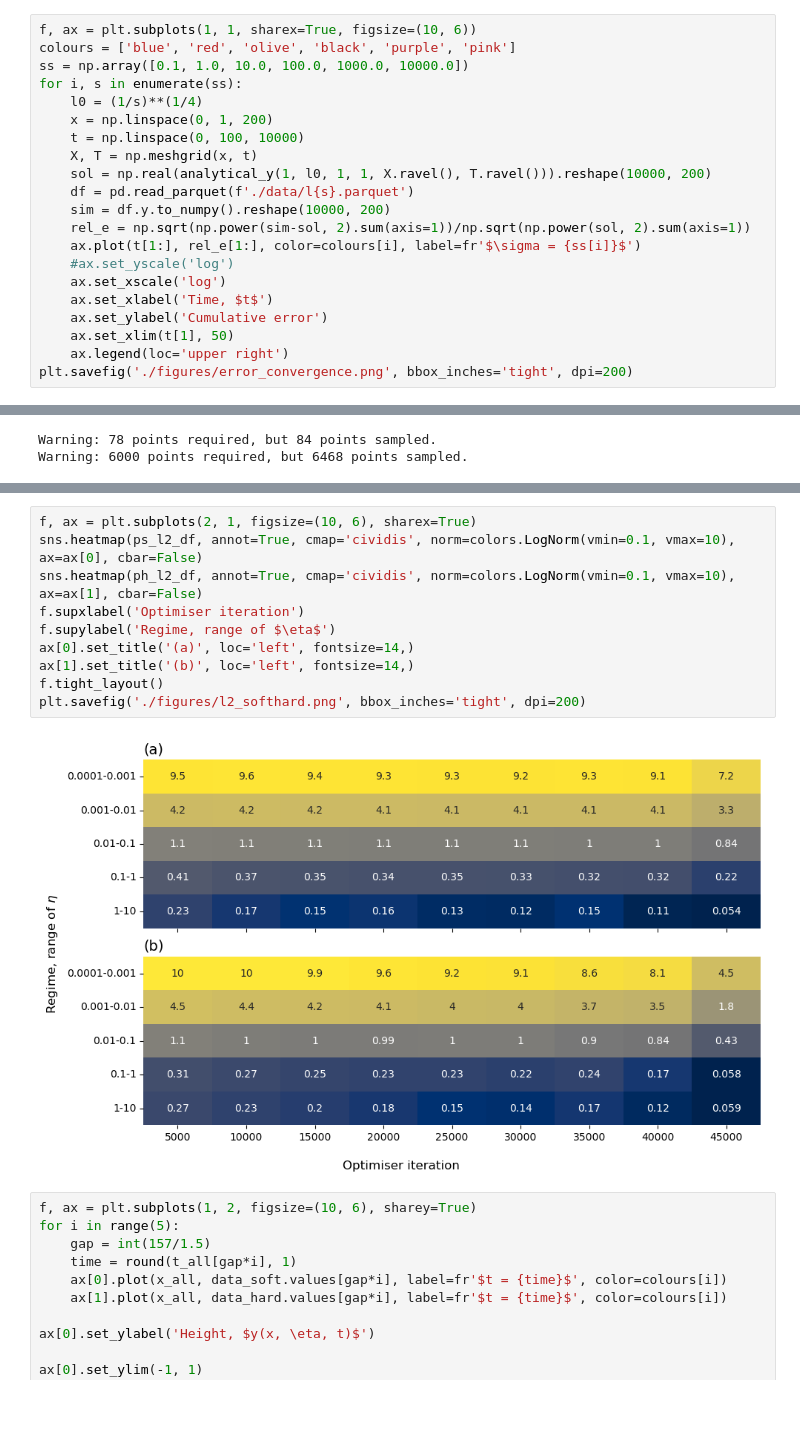
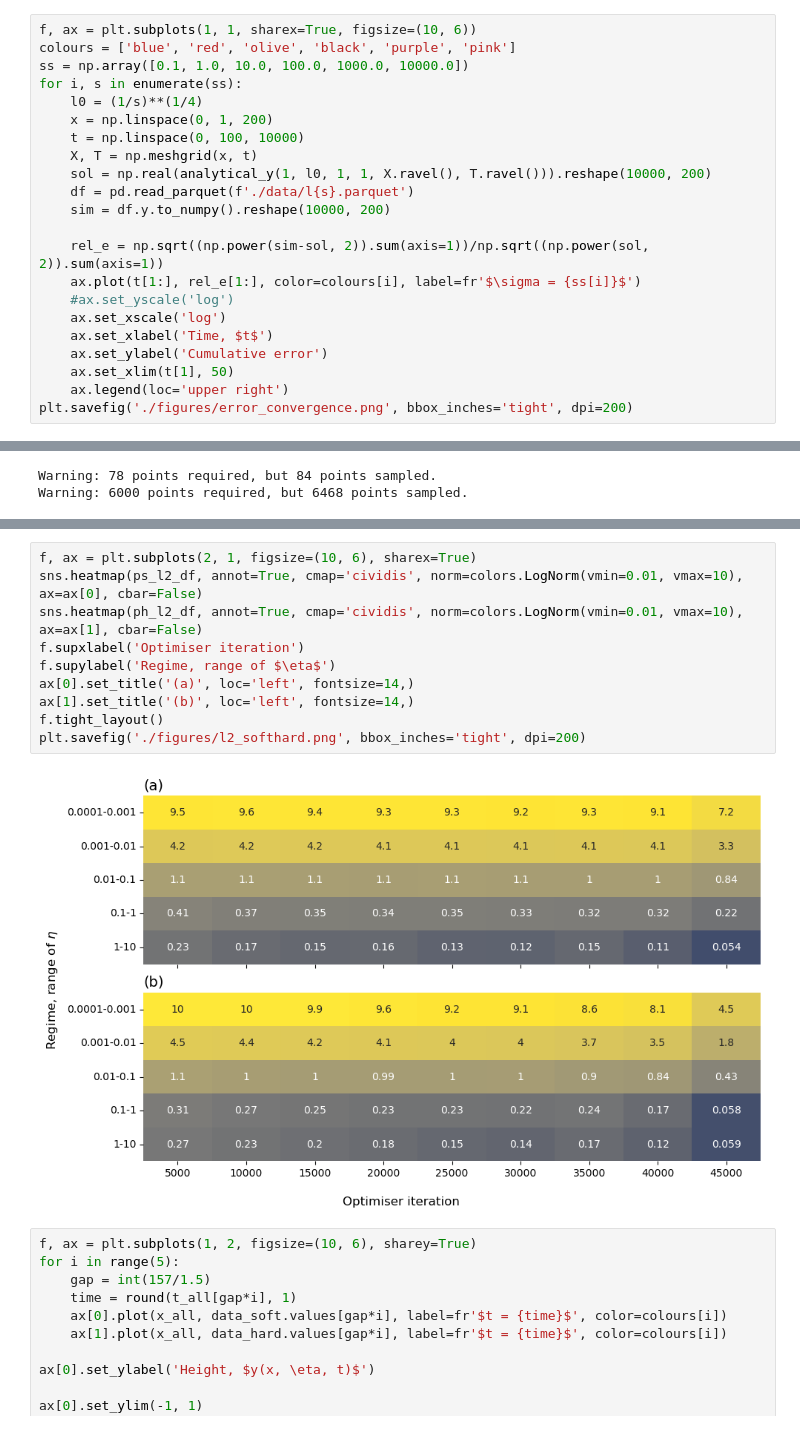
Before and after one commit to xietao-wanglin/elastic-filaments, a Jupyter notebook: figures.ipynb, the cells around one changed output, grey strips where cells are left out. Drawn from its saved outputs; the diff is of its cells as text.

```diff
--- a/figures.ipynb
+++ b/figures.ipynb
@@ -109,7 +109,8 @@ for i, s in enumerate(ss):
     sol = np.real(analytical_y(1, l0, 1, 1, X.ravel(), T.ravel())).reshape(10000, 200)
     df = pd.read_parquet(f'./data/l{s}.parquet')
     sim = df.y.to_numpy().reshape(10000, 200)
-    rel_e = np.sqrt(np.power(sim-sol, 2).sum(axis=1))/np.sqrt(np.power(sol, 2).sum(axis=1))
+
+    rel_e = np.sqrt((np.power(sim-sol, 2)).sum(axis=1))/np.sqrt((np.power(sol, 2)).sum(axis=1))
     ax.plot(t[1:], rel_e[1:], color=colours[i], label=fr'$\sigma = {ss[i]}$')
     #ax.set_yscale('log')
     ax.set_xscale('log')
@@ -877,15 +892,15 @@ Compiling model...
 # %%
 f, ax = plt.subplots(2, 1, figsize=(10, 6), sharex=True)
-sns.heatmap(ps_l2_df, annot=True, cmap='cividis', norm=colors.LogNorm(vmin=0.1, vmax=10), ax=ax[0], cbar=False)
-sns.heatmap(ph_l2_df, annot=True, cmap='cividis', norm=colors.LogNorm(vmin=0.1, vmax=10), ax=ax[1], cbar=False)
+sns.heatmap(ps_l2_df, annot=True, cmap='cividis', norm=colors.LogNorm(vmin=0.01, vmax=10), ax=ax[0], cbar=False)
+sns.heatmap(ph_l2_df, annot=True, cmap='cividis', norm=colors.LogNorm(vmin=0.01, vmax=10), ax=ax[1], cbar=False)
 f.supxlabel('Optimiser iteration')
 f.supylabel('Regime, range of $\eta$')
 ax[0].set_title('(a)', loc='left', fontsize=14,)
 ax[1].set_title('(b)', loc='left', fontsize=14,)
 f.tight_layout()
 plt.savefig('./figures/l2_softhard.png', bbox_inches='tight', dpi=200)
 # %% [output]
-[figure, old version]
+[figure, new version]
 # %%
 f, ax = plt.subplots(1, 2, figsize=(10, 6), sharey=True)
 for i in range(5):
```
Also changed, not shown: parts of 20 cells of this notebook, 3 other files.
